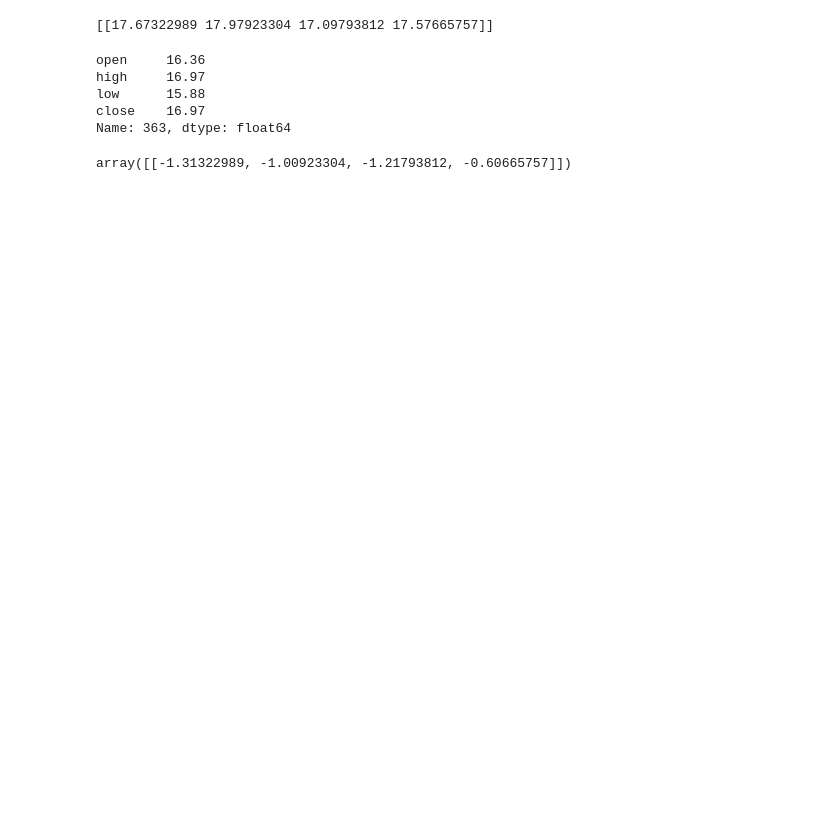
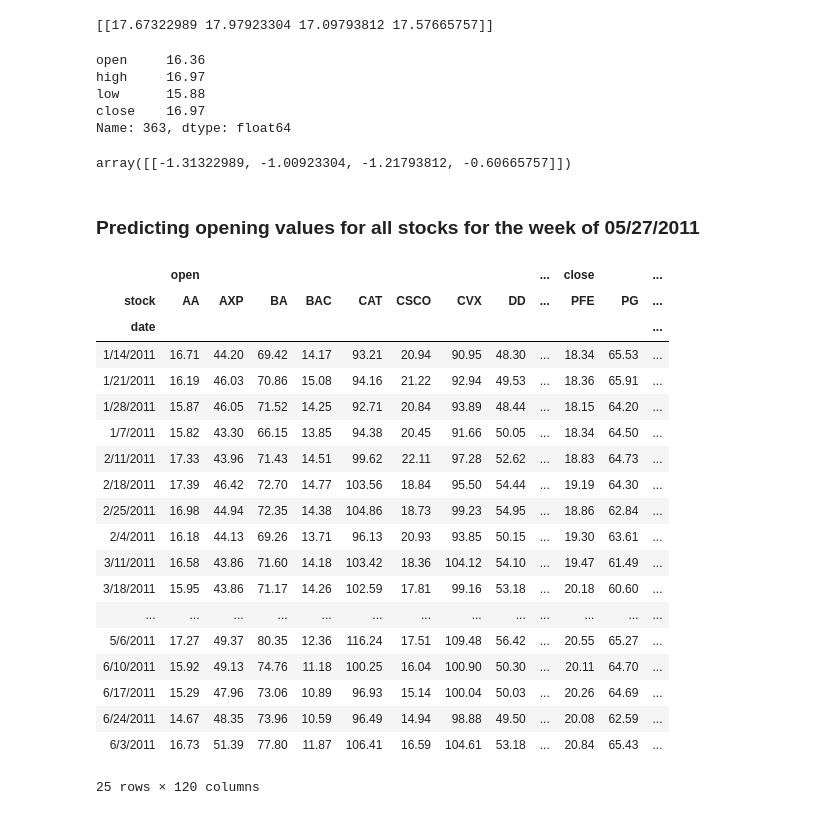
Before and after one commit to declanbarr/DowJones, a Jupyter notebook: DowJonesAnalysis.ipynb, the cells around one changed output. Cells and saved outputs as stored; diff of their text form; code cells hidden in the pictures; blank space fills up the shorter version.

Commit message:
Added VAR model for all stocks

```diff
--- a/DowJonesAnalysis.ipynb
+++ b/DowJonesAnalysis.ipynb
@@ -180,3 +159,30 @@ Name: 363, dtype: float64
 AAQuotes[["open", "high", "low", "close"]].iloc[15].values - np.array(prediction)
 # %% [output]
 array([[-1.31322989, -1.00923304, -1.21793812, -0.60665757]])
+# %% [markdown]
+### Predicting opening values for all stocks for the week of 05/27/2011
+# %%
+pivotedDF = df[["date", "stock", "open", "high", "low", "close"]].pivot(index='date', values=["open", "high", "low", "close"], columns='stock')
+
+pivotedDF
+# %% [output]
+|  | open |  |  |  |  |  |  |  | ... | close |  | ... |
+| stock | AA | AXP | BA | BAC | CAT | CSCO | CVX | DD | ... | PFE | PG | ... |
+| date |  |  |  |  |  |  |  |  |  |  |  | ... |
+| 1/14/2011 | 16.71 | 44.20 | 69.42 | 14.17 | 93.21 | 20.94 | 90.95 | 48.30 | ... | 18.34 | 65.53 | ... |
+| 1/21/2011 | 16.19 | 46.03 | 70.86 | 15.08 | 94.16 | 21.22 | 92.94 | 49.53 | ... | 18.36 | 65.91 | ... |
+| 1/28/2011 | 15.87 | 46.05 | 71.52 | 14.25 | 92.71 | 20.84 | 93.89 | 48.44 | ... | 18.15 | 64.20 | ... |
+| 1/7/2011 | 15.82 | 43.30 | 66.15 | 13.85 | 94.38 | 20.45 | 91.66 | 50.05 | ... | 18.34 | 64.50 | ... |
+| 2/11/2011 | 17.33 | 43.96 | 71.43 | 14.51 | 99.62 | 22.11 | 97.28 | 52.62 | ... | 18.83 | 64.73 | ... |
+| 2/18/2011 | 17.39 | 46.42 | 72.70 | 14.77 | 103.56 | 18.84 | 95.50 | 54.44 | ... | 19.19 | 64.30 | ... |
+| 2/25/2011 | 16.98 | 44.94 | 72.35 | 14.38 | 104.86 | 18.73 | 99.23 | 54.95 | ... | 18.86 | 62.84 | ... |
+| 2/4/2011 | 16.18 | 44.13 | 69.26 | 13.71 | 96.13 | 20.93 | 93.85 | 50.15 | ... | 19.30 | 63.61 | ... |
+| 3/11/2011 | 16.58 | 43.86 | 71.60 | 14.18 | 103.42 | 18.36 | 104.12 | 54.10 | ... | 19.47 | 61.49 | ... |
+| 3/18/2011 | 15.95 | 43.86 | 71.17 | 14.26 | 102.59 | 17.81 | 99.16 | 53.18 | ... | 20.18 | 60.60 | ... |
+| ... | ... | ... | ... | ... | ... | ... | ... | ... | ... | ... | ... | ... |
+| 5/6/2011 | 17.27 | 49.37 | 80.35 | 12.36 | 116.24 | 17.51 | 109.48 | 56.42 | ... | 20.55 | 65.27 | ... |
+| 6/10/2011 | 15.92 | 49.13 | 74.76 | 11.18 | 100.25 | 16.04 | 100.90 | 50.30 | ... | 20.11 | 64.70 | ... |
+| 6/17/2011 | 15.29 | 47.96 | 73.06 | 10.89 | 96.93 | 15.14 | 100.04 | 50.03 | ... | 20.26 | 64.69 | ... |
+| 6/24/2011 | 14.67 | 48.35 | 73.96 | 10.59 | 96.49 | 14.94 | 98.88 | 49.50 | ... | 20.08 | 62.59 | ... |
+| 6/3/2011 | 16.73 | 51.39 | 77.80 | 11.87 | 106.41 | 16.59 | 104.61 | 53.18 | ... | 20.84 | 65.43 | ... |
+25 rows × 120 columns
```
Also changed, not shown: parts of 15 cells of this notebook.
